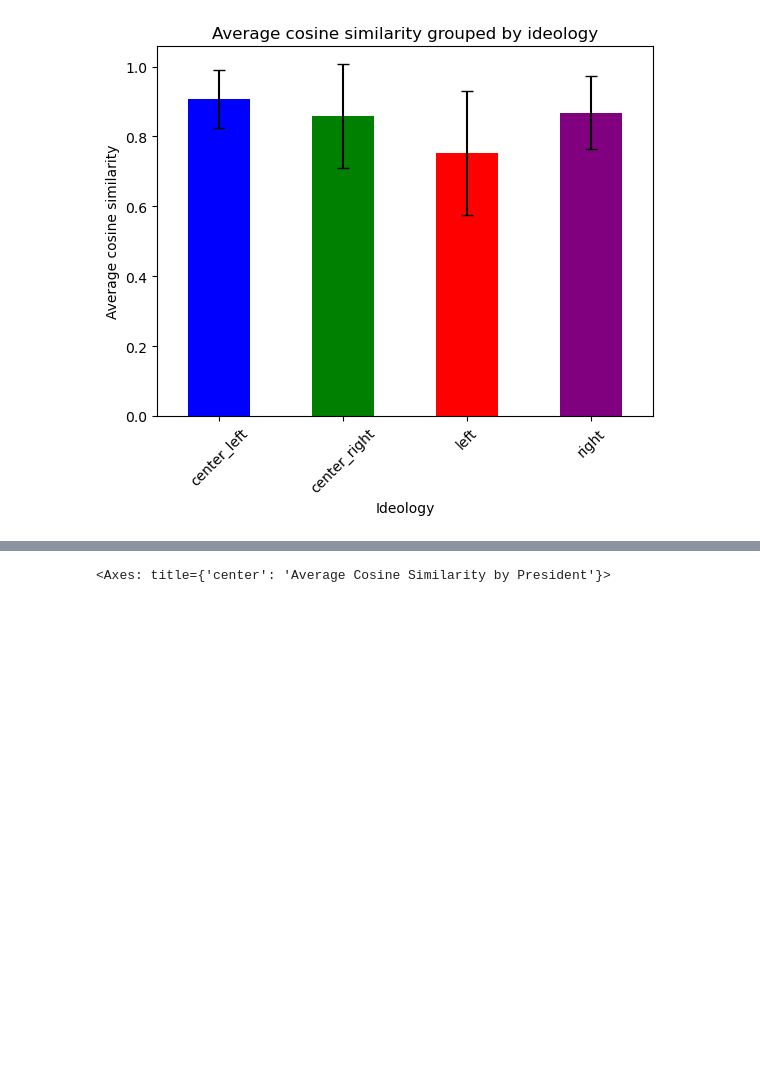
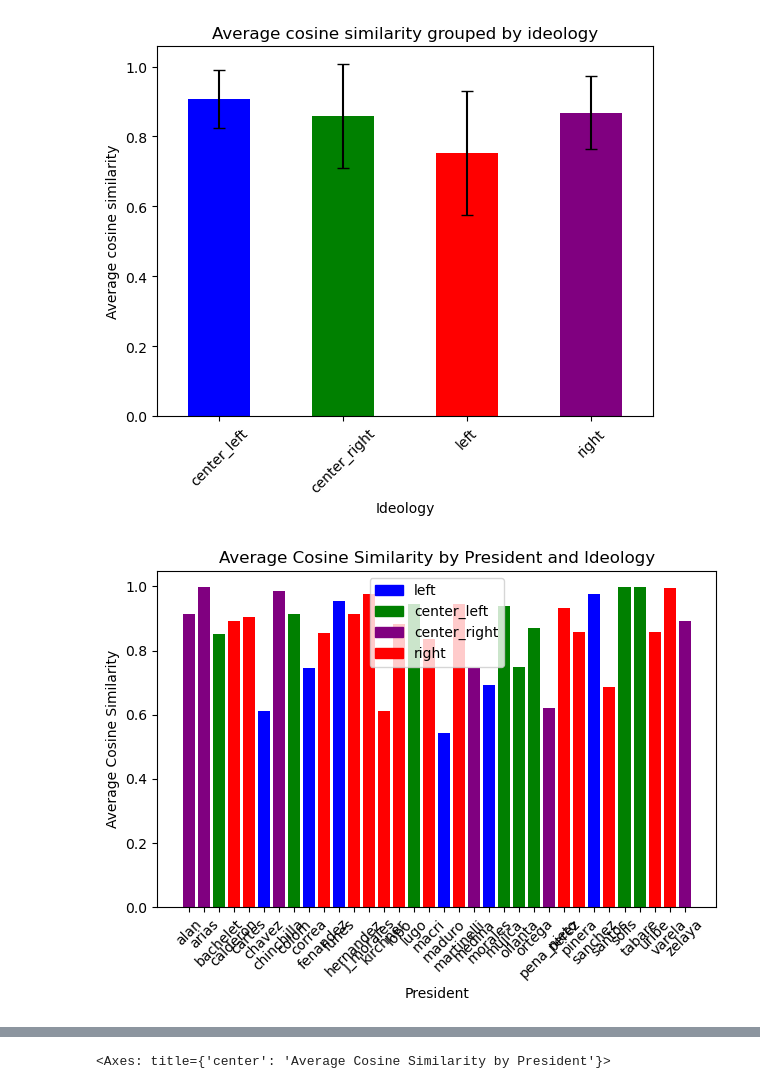
Before and after one commit to alejandrosarria0296/pol-cul-maps-latam, a Jupyter notebook: notebooks/3.word_embeddings.ipynb, the cells around one changed output, grey strips where cells are left out. Drawn from its saved outputs; the diff is of its cells as text; code cells hidden in the pictures; blank space fills up the shorter version.

```diff
--- a/notebooks/3.word_embeddings.ipynb
+++ b/notebooks/3.word_embeddings.ipynb
@@ -236,6 +244,38 @@ ax.set_xticklabels(grouped.index, rotation=45)
 plt.show()
 # %% [output]
 [figure]
+# %%
+import pandas as pd
+import matplotlib.pyplot as plt
+import numpy as np
+
+# Define colors for each ideology
+colors = {'left': 'blue', 'center_left': 'green', 'center_right': 'purple', 'right': 'red'}
+
+# Plotting
+fig, ax = plt.subplots()
+presidents = density['president']
+avg_cosine_similarity = density['avg_cos_sim_wv']
+ideologies = density['ideology']
+
+bars = ax.bar(presidents, avg_cosine_similarity, color=[colors[ideology] for ideology in ideologies])
+
+# Adding labels and title
+ax.set_xlabel('President')
+ax.set_ylabel('Average Cosine Similarity')
+ax.set_title('Average Cosine Similarity by President and Ideology')
+
+# Adding legend based on ideology colors
+legend_colors = [plt.Rectangle((0,0),1,1, color=color) for color in colors.values()]
+ax.legend(legend_colors, colors.keys())
+
+# Adjusting layout
+plt.xticks(rotation=45)
+plt.tight_layout()
+
+plt.show()
+# %% [output]
+[figure, added]
 # %%
 grouped = density.groupby('populist')['avg_cos_sim_wv'].agg(['mean', 'std'])
 
```
Also changed, not shown: parts of 23 cells of this notebook.
